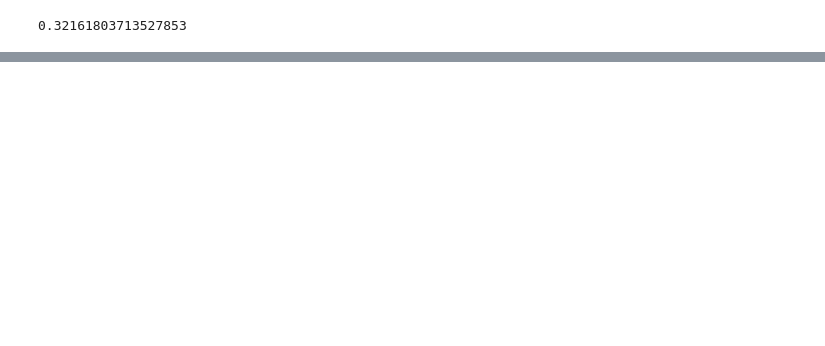
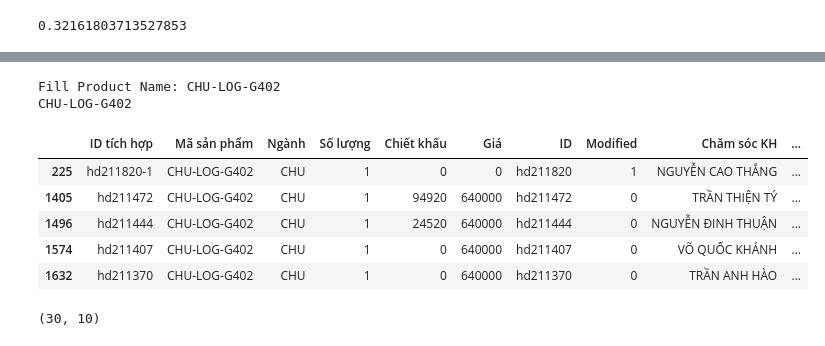
Before and after one commit to Linh-Thai/learningda, a Jupyter notebook: GEARVN/Homework GEARVN.ipynb, the cells around one changed output, grey strips where cells are left out. Drawn from its saved outputs; the diff is of its cells as text; code cells hidden in the pictures; blank space fills up the shorter version.

```diff
--- a/GEARVN/Homework GEARVN.ipynb
+++ b/GEARVN/Homework GEARVN.ipynb
@@ -537,0 +544,18 @@ dtype: float64
+# %%
+x = str(input('Fill Product Name: '))
+print(x)
+# %% [output]
+Fill Product Name: CHU-LOG-G402
+CHU-LOG-G402
+# %%
+pdf_gg = pdf_orderdetail[(pdf_orderdetail["Mã sản phẩm"] == x)]
+display(pdf_gg.head())
+print(pdf_gg.shape)
+# %% [output]
+|  | ID tích hợp | Mã sản phẩm | Ngành | Số lượng | Chiết khấu | Giá | ID | Modified | Chăm sóc KH | ... |
+| 225 | hd211820-1 | CHU-LOG-G402 | CHU | 1 | 0 | 0 | hd211820 | 1 | NGUYỄN CAO THẮNG | ... |
+| 1405 | hd211472 | CHU-LOG-G402 | CHU | 1 | 94920 | 640000 | hd211472 | 0 | TRẦN THIỆN TÝ | ... |
+| 1496 | hd211444 | CHU-LOG-G402 | CHU | 1 | 24520 | 640000 | hd211444 | 0 | NGUYỄN ĐINH THUẬN | ... |
+| 1574 | hd211407 | CHU-LOG-G402 | CHU | 1 | 0 | 640000 | hd211407 | 0 | VÕ QUỐC KHÁNH | ... |
+| 1632 | hd211370 | CHU-LOG-G402 | CHU | 1 | 0 | 640000 | hd211370 | 0 | TRẦN ANH HÀO | ... |
+(30, 10)
```
Also changed, not shown: parts of 38 cells of this notebook.
